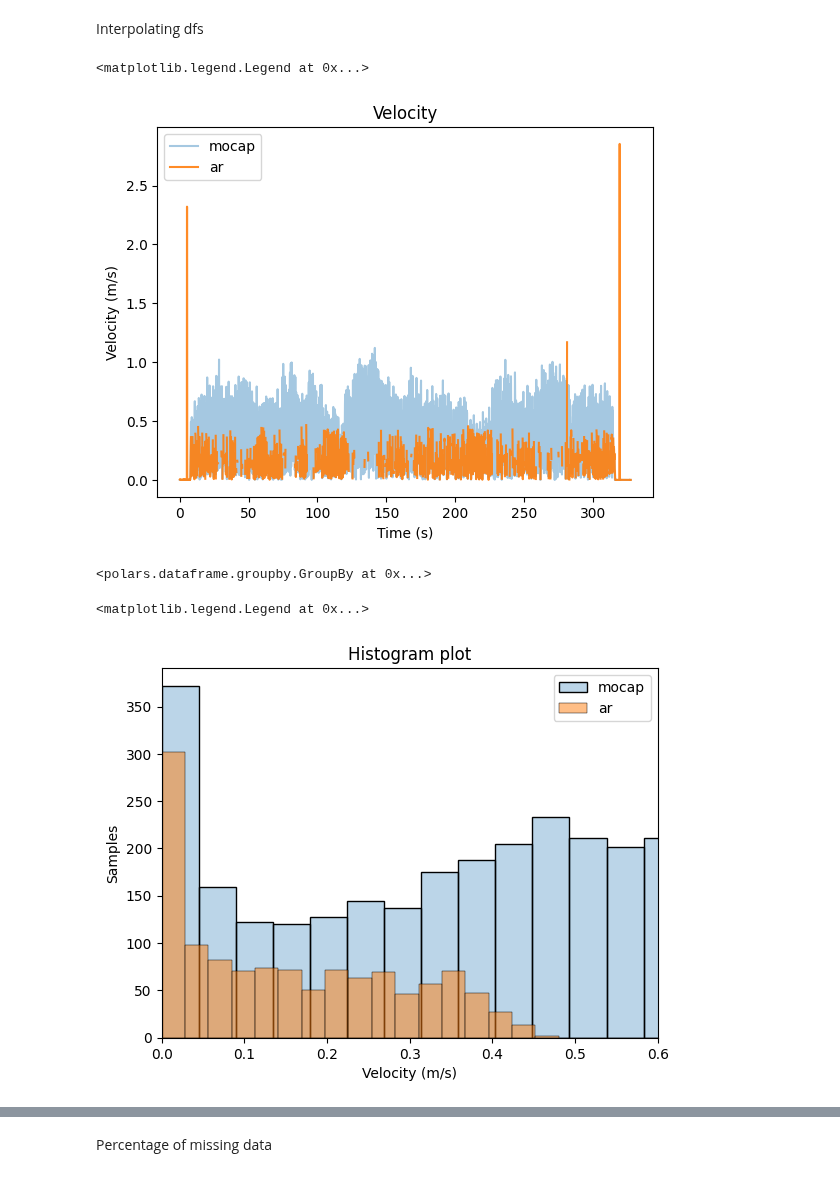
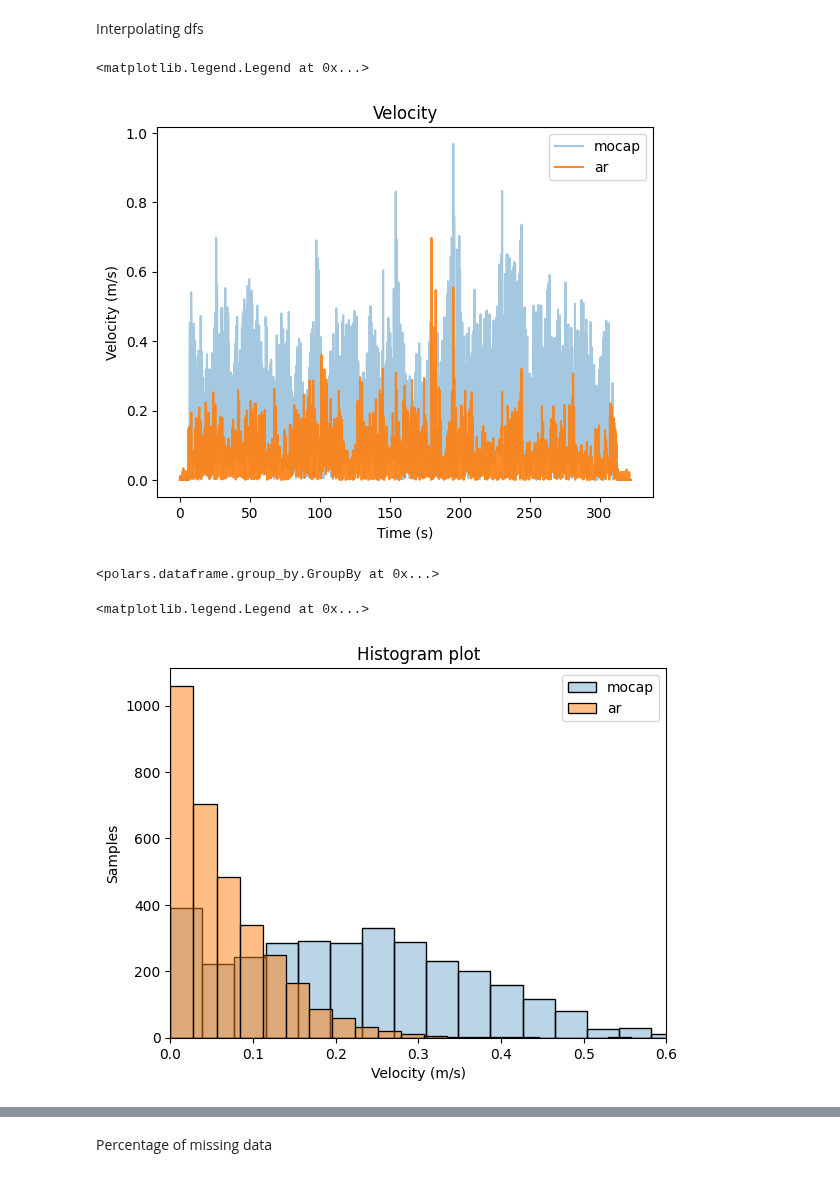
Before and after one commit to SujithChristopher/armbo, a Jupyter notebook: speed_bins/analysis_speedbins.ipynb, the cells around one changed output, grey strips where cells are left out. Cells and saved outputs as stored; diff of their text form; code cells hidden in the pictures.

```diff
--- a/speed_bins/analysis_speedbins.ipynb
+++ b/speed_bins/analysis_speedbins.ipynb
@@ -275,16 +344,18 @@ shape: (5, 2)
 # %% [markdown]
 Correct time offset in AR
 # %%
-_time_offset = teensy_df['time'][idx] - ar_df['time'][0]
+_time_offset = teensy_df["time"][idx] - ar_df["time"][0]
 
 # interpolate teensy data to match aruco data
 
 _temp_df = ar_df.to_pandas()
-clip_idx = _temp_df['time'].sub(teensy_df['time'][idx]).abs().idxmin()
+clip_idx = _temp_df["time"].sub(teensy_df["time"][idx]).abs().idxmin()
 
 _ar_df_test = ar_df[clip_idx:]
 
-_data_time_offset = _ar_df_test['time'][0] - _mocap_df['time'][0]
-_ar_df_test = _ar_df_test.with_columns([(pl.col('time') - _data_time_offset).alias('time')])
+_data_time_offset = _ar_df_test["time"][0] - _mocap_df["time"][0]
+_ar_df_test = _ar_df_test.with_columns(
+    [(pl.col("time") - _data_time_offset).alias("time")]
+)
 _ar_df = _ar_df_test
 # %%
@@ -297,19 +372,19 @@ plt.legend()
 # %%
-ar_time = _ar_df['time'].dt.epoch()
-ar_time = (ar_time - ar_time[0])
+ar_time = _ar_df["time"].dt.epoch()
+ar_time = ar_time - ar_time[0]
 ar_time = [timedelta(microseconds=t).total_seconds() for t in ar_time]
 ar_time = np.array(ar_time)
 
-mc_time = _mocap_df['time'].dt.epoch()
-mc_time = (mc_time - mc_time[0])
+mc_time = _mocap_df["time"].dt.epoch()
+mc_time = mc_time - mc_time[0]
 mc_time = [timedelta(microseconds=t).total_seconds() for t in mc_time]
 mc_time = np.array(mc_time)
 
-ar_del_t = _ar_df['time'].diff().mean()/10**6
+ar_del_t = 0.1
 mc_del_t = 0.01
 
-plt.plot(mc_time,abs(_mc_df['x'].diff())/mc_del_t, label = 'mocap', alpha = 0.4)
-plt.plot(ar_time, abs(_ar_df['x'].diff())/ar_del_t, alpha=0.9, label = 'ar')
+plt.plot(mc_time, abs(_mc_df["x"].diff()) / mc_del_t, label="mocap", alpha=0.4)
+plt.plot(ar_time, abs(_ar_df["x"].diff()) / ar_del_t, alpha=0.9, label="ar")
 plt.title("Velocity")
 plt.xlabel("Time (s)")
 plt.ylabel("Velocity (m/s)")
@@ -320,24 +395,31 @@ plt.legend()
 # %% [markdown]
 Interpolating dfs
 # %%
-f = interp1d(_mc_df['time'].dt.epoch(), _mc_df['x'], kind='linear', fill_value="extrapolate")  # You can also use 'cubic' or other interpolation methods
-_mc_x = f(_ar_df['time'].dt.epoch())
-_mc_xdf = pl.DataFrame({"time":_ar_df['time'], "x":_mc_x})
+f = interp1d(
+    _mc_df["time"].dt.epoch(), _mc_df["x"], kind="linear", fill_value="extrapolate"
+)  # You can also use 'cubic' or other interpolation methods
+_mc_x = f(_ar_df["time"].dt.epoch())
+_mc_xdf = pl.DataFrame({"time": _ar_df["time"], "x": _mc_x})
 # %%
-plt.plot(ar_time, abs(_mc_xdf['x'][:len(_mc_x)].diff())/ar_del_t, label = 'mocap', alpha = 0.4)
-plt.plot(ar_time, abs(_ar_df['x'].diff())/ar_del_t, alpha=0.9, label = 'ar')
+plt.plot(
+    ar_time,
+    10 * abs(_mc_xdf["x"][: len(_mc_x)].diff()) / ar_del_t,
+    label="mocap",
+    alpha=0.4,
+)
+plt.plot(ar_time, 10 * abs(_ar_df["x"].diff()) / ar_del_t, alpha=0.9, label="ar")
 plt.title("Velocity")
 plt.xlabel("Time (s)")
 plt.ylabel("Velocity (m/s)")
 plt.legend()
 # %% [output]
 <matplotlib.legend.Legend at 0x...>
-[figure, old version]
+[figure, new version]
 # %%
-bin_idx = np.digitize(abs(_mc_xdf['x'].diff()/ar_del_t), bins=_vel_bins, right=True)
-bin_df = pl.Series("bin",bin_idx)
-_mc_xdf.insert_at_idx(2,bin_df)
-_mc_xdf.groupby("bin", maintain_order=True)
+bin_idx = np.digitize(abs(_mc_xdf["x"].diff() / ar_del_t), bins=_vel_bins, right=True)
+bin_df = pl.Series("bin", bin_idx)
+_mc_xdf.insert_column(2, bin_df)
+_mc_xdf.group_by("bin", maintain_order=True)
 # %% [output]
-<polars.dataframe.groupby.GroupBy at 0x...>
+<polars.dataframe.group_by.GroupBy at 0x...>
 # %%
@@ -359,12 +472,14 @@ _ar_1 = abs(_ar_df['x'].diff()/ar_del_t).drop_nans()[1:]/np.nanmax(abs(_ar_df['x
 # %%
-sns.histplot(abs(_mc_xdf['x'].diff()/ar_del_t), bins=25, label = 'mocap', alpha = 0.3)
-sns.histplot(abs(_ar_df['x'].diff())/(ar_del_t), bins=101, alpha=0.5, label = 'ar')
+sns.histplot(
+    abs(_mc_xdf["x"].diff() / ar_del_t) * 10, bins=25, label="mocap", alpha=0.3
+)
+sns.histplot(abs(_ar_df["x"].diff()) / (ar_del_t) * 10, bins=25, alpha=0.5, label="ar")
 plt.xlim(0, 0.6)
 plt.title("Histogram plot")
 plt.xlabel("Velocity (m/s)")
 plt.ylabel("Samples")
 plt.legend()
 # %% [output]
 <matplotlib.legend.Legend at 0x...>
-[figure, old version]
+[figure, new version]
 # %%
```
Also changed, not shown: parts of 25 cells of this notebook, 53 other files.
